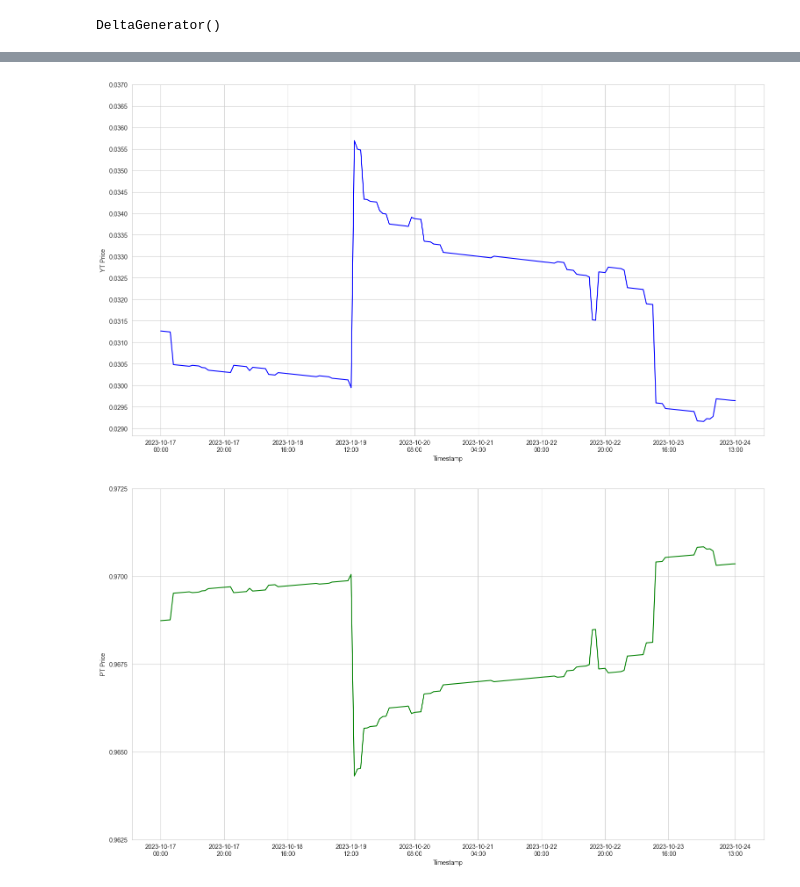
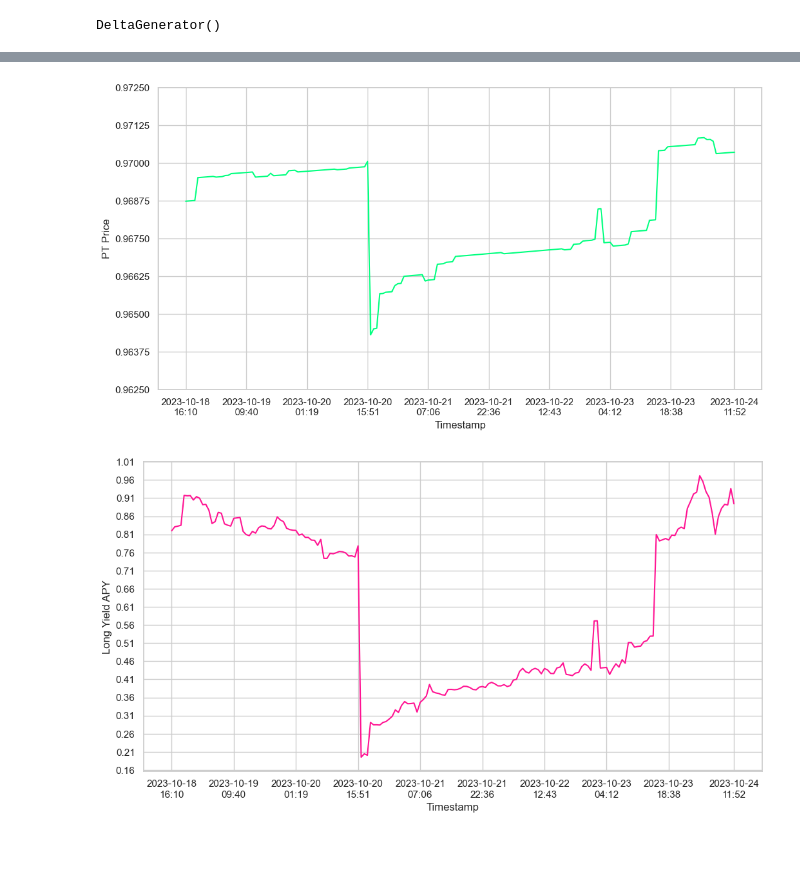
Before and after one commit to junkyahd/pendle-exploration, a Jupyter notebook: pendleAPI.ipynb, the cells around one changed output, grey strips where cells are left out. Saved outputs shown, nothing was run; the diff lists cells and outputs as text; code cells hidden in the pictures; blank space fills up the shorter version.

```diff
--- a/pendleAPI.ipynb
+++ b/pendleAPI.ipynb
@@ -217,3 +211,30 @@ def ts_labels(ts):
     return util_ts_labels_sh
 
 new_labels_final = ts_labels(new_labels)
+# %%
+sns.set_style('whitegrid')
+
+fig1 = plt.figure(figsize=(12,6))
+
+ax1 = fig1.add_axes([0.1,0.1,0.8,0.8])
+
+len_df = len(df['Timestamp'])
+
+rng_ts = pd.date_range(start= df['Timestamp'][0], end=df['Timestamp'][len_df - 1], periods=12)
+rng_ts_fmt = []
+for val in util_ts_labels:
+    rng_ts_fmt.append(val[0:10] + '\n' + val[11:16])
+
+# ax1.plot(df['Timestamp'], df['PT Px'], color='red')
+ax1.plot(df['Timestamp'], df['YT Px'], color='deepskyblue')
+
+s, e = ax1.get_ylim()
+ax1.set_yticks(np.arange(round(s, 2) - 0.001,e + 0.001,0.0005))
+
+
+plt.xticks(new_labels, rng_ts_fmt)
+
+plt.xlabel('Timestamp')
+plt.ylabel('YT Price')
+
+plt.show()
@@ -220,47 +243,47 @@ new_labels_final = ts_labels(new_labels)
 # %%
 sns.set_style('whitegrid')
 
-fig1 = plt.figure(figsize=(18,10))
+fig1 = plt.figure(figsize=(12,6))
 
 ax1 = fig1.add_axes([0.1,0.1,0.8,0.8])
 
 # ax1.plot(df['Timestamp'], df['PT Px'], color='red')
-ax1.plot(df['Timestamp'], df['YT Px'], color='blue')
+ax1.plot(df['Timestamp'], df['PT Px'], color='springgreen')
 
 s, e = ax1.get_ylim()
-ax1.set_yticks(np.arange(round(s, 2) - 0.001,e + 0.001,0.0005))
+ax1.set_yticks(np.arange(round(s, 2) + 0.0025,e + 0.0025,0.00125))
 
 
-plt.xticks(new_labels, new_labels_final)
+plt.xticks(new_labels, rng_ts_fmt)
 
 plt.xlabel('Timestamp')
-plt.ylabel('YT Price')
+plt.ylabel('PT Price')
 
 plt.show()
 # %% [output]
-[figure, old version]
+[figure, new version]
 # %%
 sns.set_style('whitegrid')
 
-fig1 = plt.figure(figsize=(18,10))
+fig1 = plt.figure(figsize=(12,6))
 
 ax1 = fig1.add_axes([0.1,0.1,0.8,0.8])
 
 # ax1.plot(df['Timestamp'], df['PT Px'], color='red')
-ax1.plot(df['Timestamp'], df['PT Px'], color='green')
+ax1.plot(df['Timestamp'], df['LongYield APY'], color='deeppink')
 
 s, e = ax1.get_ylim()
-ax1.set_yticks(np.arange(round(s, 2) + 0.0025,e + 0.0025,0.0025))
+ax1.set_yticks(np.arange(round(s, 2),e,0.05))
 
 
-plt.xticks(new_labels, new_labels_final)
+plt.xticks(new_labels, rng_ts_fmt)
 
 plt.xlabel('Timestamp')
-plt.ylabel('PT Price')
+plt.ylabel('Long Yield APY')
 
 plt.show()
 # %% [output]
-[figure, old version]
+[figure, new version]
 # %%
 sns.set_style('whitegrid')
 
```
Also changed, not shown: parts of 7 cells of this notebook, 59 other files.
